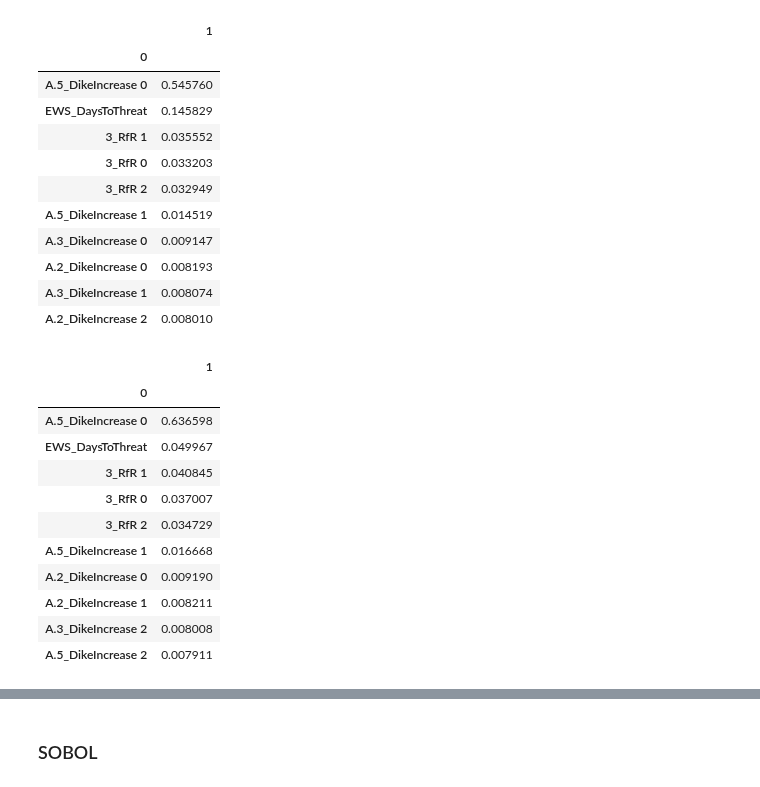
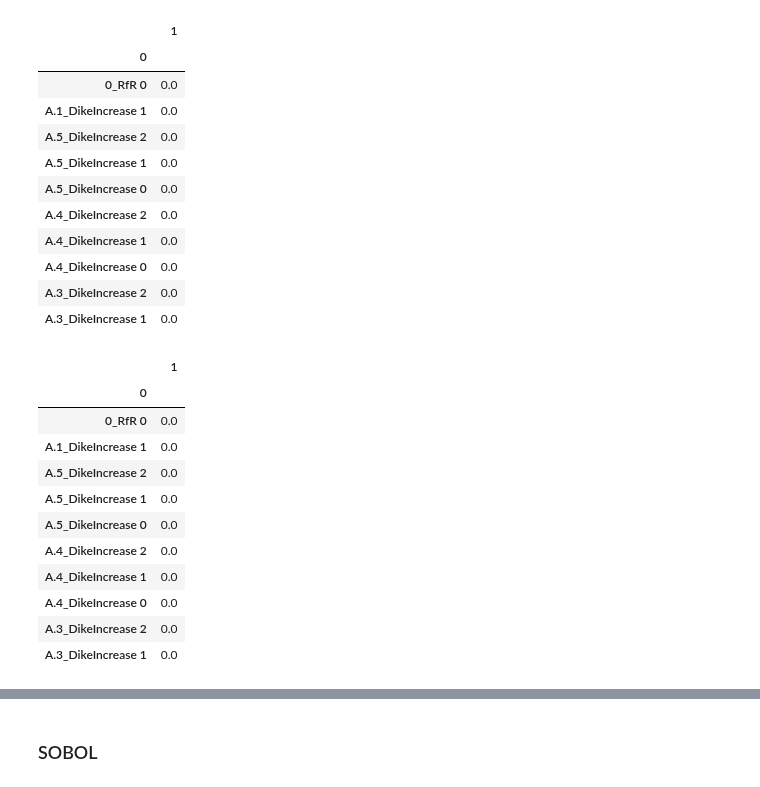
Before and after one commit to roesel1/EPA141A---MD, a Jupyter notebook: final assignment/Open_Exploration_Pol.ipynb, the cells around one changed output, grey strips where cells are left out. Saved outputs shown, nothing was run; the diff lists cells and outputs as text; code cells hidden in the pictures.

```diff
--- a/final assignment/Open_Exploration_Pol.ipynb
+++ b/final assignment/Open_Exploration_Pol.ipynb
@@ -30,7 +30,7 @@ from ema_workbench.em_framework.parameters import Constant
 import pickle
 import itertools
 # %%
-dike_model, planning_steps = get_model_for_problem_formulation(3)
+dike_model, planning_steps = get_model_for_problem_formulation(6)
 # %%
 with open("data\ScenariosOpenExplo2.0", 'rb') as f:
     scen_prim = pickle.load(f)
@@ -57,3 +37,3 @@ with open("data\ScenariosOpenExplo2.0", 'rb') as f:
 # %%
 with MultiprocessingEvaluator(dike_model) as evaluator:
-    results = evaluator.perform_experiments(scen_prim,6700)
+    results = evaluator.perform_experiments(scen_prim,1)
@@ -66,15 +44,15 @@ experiments_unc = experiments.iloc[:, 19:]
 outcomes.keys()
 df = pd.DataFrame(outcomes)
 
-df["Expected Annual Damage"] = df["A.1_Expected Annual Damage"] + df["A.2_Expected Annual Damage"] + df[
-    "A.3_Expected Annual Damage"] + df["A.4_Expected Annual Damage"] + df["A.5_Expected Annual Damage"]
-df["Expected Number of Deaths"] = df["A.1_Expected Number of Deaths"] + df["A.2_Expected Number of Deaths"] + df[
-    "A.3_Expected Number of Deaths"] + df["A.4_Expected Number of Deaths"] + df["A.5_Expected Number of Deaths"]
-df_feature_importance_out = df[["Expected Evacuation Costs","Expected Annual Damage", "Expected Number of Deaths", "A.5_Expected Number of Deaths",
-                                "A.5_Expected Annual Damage"]]
+# df["Expected Annual Damage"] = df["A.1_Expected Annual Damage"] + df["A.2_Expected Annual Damage"] + df[
+#     "A.3_Expected Annual Damage"] + df["A.4_Expected Annual Damage"] + df["A.5_Expected Annual Damage"]
+# df["Expected Number of Deaths"] = df["A.1_Expected Number of Deaths"] + df["A.2_Expected Number of Deaths"] + df[
+#     "A.3_Expected Number of Deaths"] + df["A.4_Expected Number of Deaths"] + df["A.5_Expected Number of Deaths"]
+# df_feature_importance_out = df[["Expected Evacuation Costs","Expected Annual Damage", "Expected Number of Deaths", "A.5_Expected Number of Deaths",
+#                                 "A.5_Expected Annual Damage"]]
 
 x = experiments_unc
-y = df_feature_importance_out
+y = df
 fig, ax = plt.subplots(figsize=(20,20))
 fs = feature_scoring.get_feature_scores_all(x, y)
 sns.heatmap(fs, cmap="viridis", annot=True,ax=ax)
@@ -84,29 +62,29 @@ plt.show()
 # %%
 from ema_workbench.analysis import RuleInductionType
 
-y = ((df_feature_importance_out["Expected Evacuation Costs"] >= list(np.sort(df_feature_importance_out["Expected Evacuation Costs"]))[int(0.80* len(df_feature_importance_out["Expected Evacuation Costs"]))]))
+y = ((df["Expected Evacuation Costs"] >= list(np.sort(df["Expected Evacuation Costs"]))[int(0.80* len(df["Expected Evacuation Costs"]))]))
 
 fs, alg = feature_scoring.get_ex_feature_scores(x, y, mode=RuleInductionType.CLASSIFICATION)
 
 fs.sort_values(ascending=False, by=1).head(10)
 # %% [output]
 |  | 1 |
 | 0 |  |
-| A.5_DikeIncrease 0 | 0.545760 |
-| EWS_DaysToThreat | 0.145829 |
-| 3_RfR 1 | 0.035552 |
-| 3_RfR 0 | 0.033203 |
-| 3_RfR 2 | 0.032949 |
-| A.5_DikeIncrease 1 | 0.014519 |
-| A.3_DikeIncrease 0 | 0.009147 |
-| A.2_DikeIncrease 0 | 0.008193 |
-| A.3_DikeIncrease 1 | 0.008074 |
-| A.2_DikeIncrease 2 | 0.008010 |
+| 0_RfR 0 | 0.0 |
+| A.1_DikeIncrease 1 | 0.0 |
+| A.5_DikeIncrease 2 | 0.0 |
+| A.5_DikeIncrease 1 | 0.0 |
+| A.5_DikeIncrease 0 | 0.0 |
+| A.4_DikeIncrease 2 | 0.0 |
+| A.4_DikeIncrease 1 | 0.0 |
+| A.4_DikeIncrease 0 | 0.0 |
+| A.3_DikeIncrease 2 | 0.0 |
+| A.3_DikeIncrease 1 | 0.0 |
 # %%
 from ema_workbench.analysis import RuleInductionType
 
-y = ((df_feature_importance_out["A.5_Expected Number of Deaths"] > list(np.sort(df_feature_importance_out["A.5_Expected Number of Deaths"]))[np.int64(0.80* len(df_feature_importance_out["A.5_Expected Number of Deaths"]))])
-    |(df_feature_importance_out['A.5_Expected Annual Damage'] > list(np.sort(df_feature_importance_out['A.5_Expected Annual Damage']))[np.int64(0.80* len(df_feature_importance_out['A.5_Expected Annual Damage']))])
+y = ((df["A.5_Expected Number of Deaths"] > list(np.sort(df["A.5_Expected Number of Deaths"]))[np.int64(0.80* len(df["A.5_Expected Number of Deaths"]))])
+    |(df['A.5_Expected Annual Damage'] > list(np.sort(df['A.5_Expected Annual Damage']))[np.int64(0.80* len(df['A.5_Expected Annual Damage']))])
      )
 
 fs, alg = feature_scoring.get_ex_feature_scores(x, y, mode=RuleInductionType.CLASSIFICATION)
@@ -115,16 +93,16 @@ fs.sort_values(ascending=False, by=1).head(10)
 # %% [output]
 |  | 1 |
 | 0 |  |
-| A.5_DikeIncrease 0 | 0.636598 |
-| EWS_DaysToThreat | 0.049967 |
-| 3_RfR 1 | 0.040845 |
-| 3_RfR 0 | 0.037007 |
-| 3_RfR 2 | 0.034729 |
-| A.5_DikeIncrease 1 | 0.016668 |
-| A.2_DikeIncrease 0 | 0.009190 |
-| A.2_DikeIncrease 1 | 0.008211 |
-| A.3_DikeIncrease 2 | 0.008008 |
-| A.5_DikeIncrease 2 | 0.007911 |
+| 0_RfR 0 | 0.0 |
+| A.1_DikeIncrease 1 | 0.0 |
+| A.5_DikeIncrease 2 | 0.0 |
+| A.5_DikeIncrease 1 | 0.0 |
+| A.5_DikeIncrease 0 | 0.0 |
+| A.4_DikeIncrease 2 | 0.0 |
+| A.4_DikeIncrease 1 | 0.0 |
+| A.4_DikeIncrease 0 | 0.0 |
+| A.3_DikeIncrease 2 | 0.0 |
+| A.3_DikeIncrease 1 | 0.0 |
 # %%
 from ema_workbench.analysis import RuleInductionType
 
```
Also changed, not shown: parts of 11 cells of this notebook, 1 other file.
